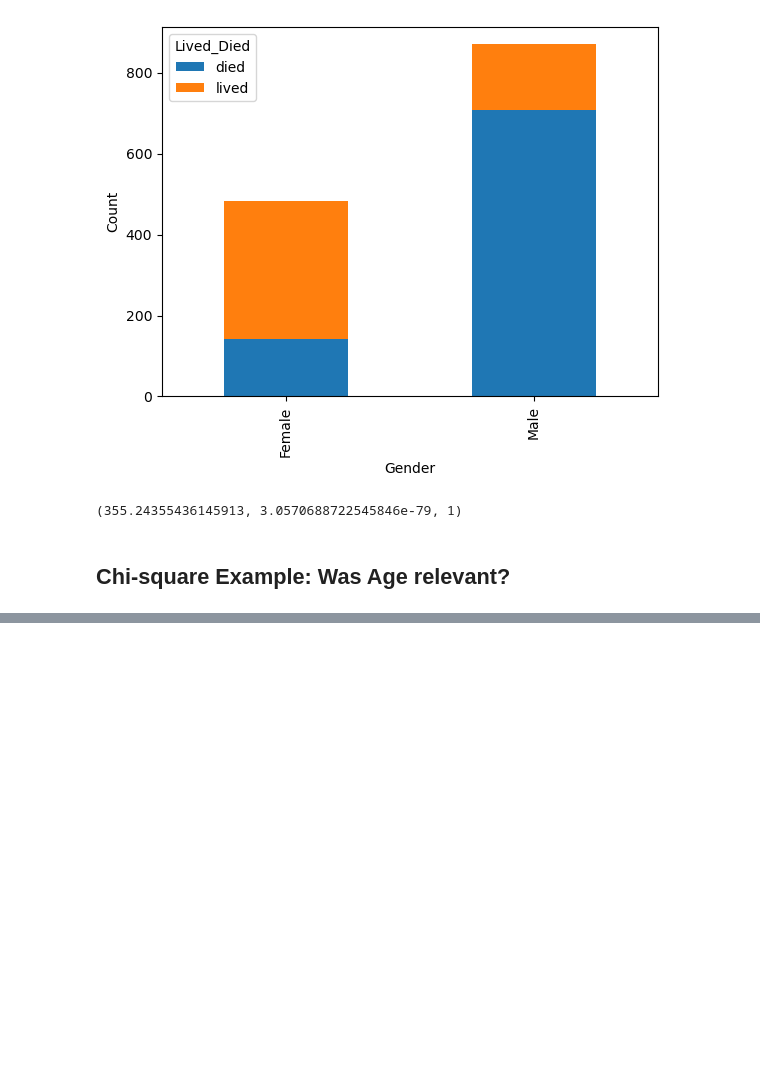
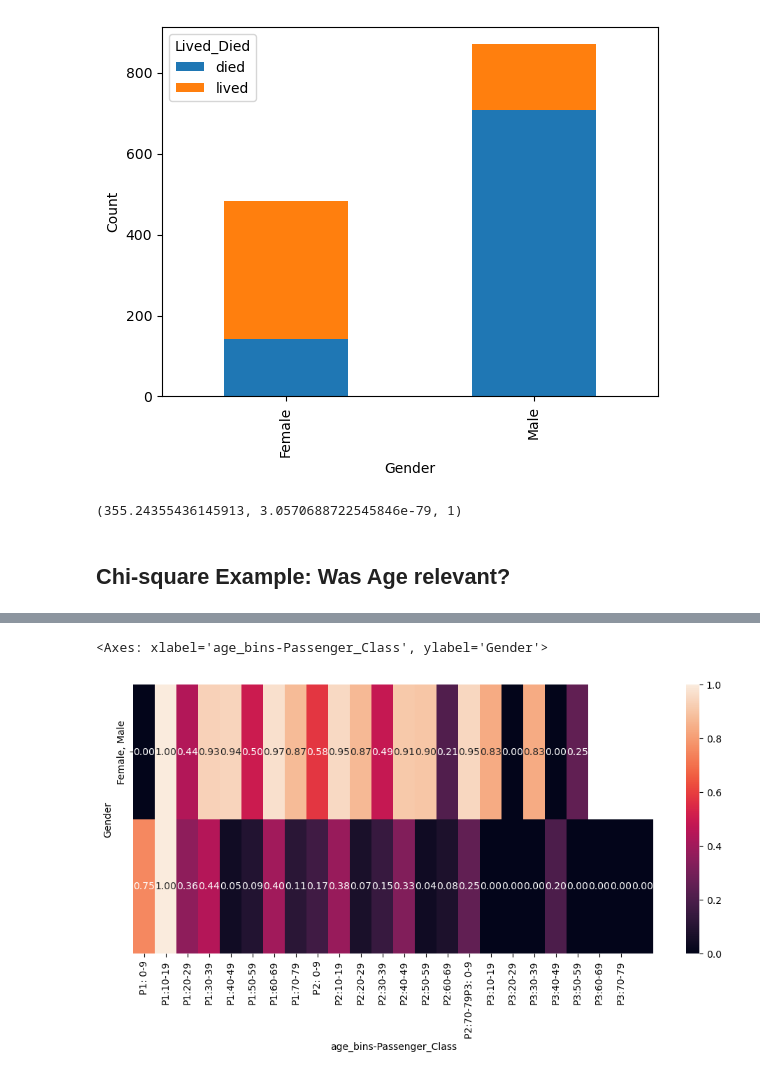
Before and after one commit to CS4580/my-notes-TJEgbert, a Jupyter notebook: module6/titanic_passenger.ipynb, the cells around one changed output, grey strips where cells are left out. Saved outputs shown, nothing was run; the diff lists cells and outputs as text; code cells hidden in the pictures; blank space fills up the shorter version.

```diff
--- a/module6/titanic_passenger.ipynb
+++ b/module6/titanic_passenger.ipynb
@@ -102,0 +220,20 @@ KeyError: Interval(0.0, 10.0, closed='right')
+# %%
+passenger_df = pd.read_csv('../data/Titanic_Passengers.csv')
+
+passenger_df.drop(['Name', 'Born', 'Died', 'Fare', 'Fare_decimal'], axis=1, inplace=True)
+passenger_df.dropna(inplace=True)
+
+le = preprocessing.LabelEncoder()
+passenger_df['Lived_Died_Int'] = le.fit_transform(passenger_df['Lived_Died'])
+passenger_df['age_bins'] = pd.cut(x=passenger_df['Age'], bins=range(0,90,10))
+pivot_table = pd.pivot_table(passenger_df, values='Lived_Died_Int', index=['Gender'], columns=['age_bins', 'Passenger_Class'])
+pivot_table.applymap(lambda x: 1-x)
+
+plt.figure(figsize=(12,5))
+x_axis_lables = ['P1: 0-9', 'P1:10-19', 'P1:20-29', 'P1:30-39', 'P1:40-49', 'P1:50-59', 'P1:60-69', 'P1:70-79',
+                 'P2: 0-9', 'P2:10-19', 'P2:20-29', 'P2:30-39', 'P2:40-49', 'P2:50-59', 'P2:60-69', 'P2:70-79'
+                 'P3: 0-9', 'P3:10-19', 'P3:20-29', 'P3:30-39', 'P3:40-49', 'P3:50-59', 'P3:60-69', 'P3:70-79']
+sns.heatmap(pivot_table, annot=True, yticklabels=['Female, Male'], xticklabels=x_axis_lables, fmt='.2f', cmap='rocket')
+# %% [output]
+<Axes: xlabel='age_bins-Passenger_Class', ylabel='Gender'>
+[figure, added]
```
Also changed, not shown: parts of 19 cells of this notebook.
